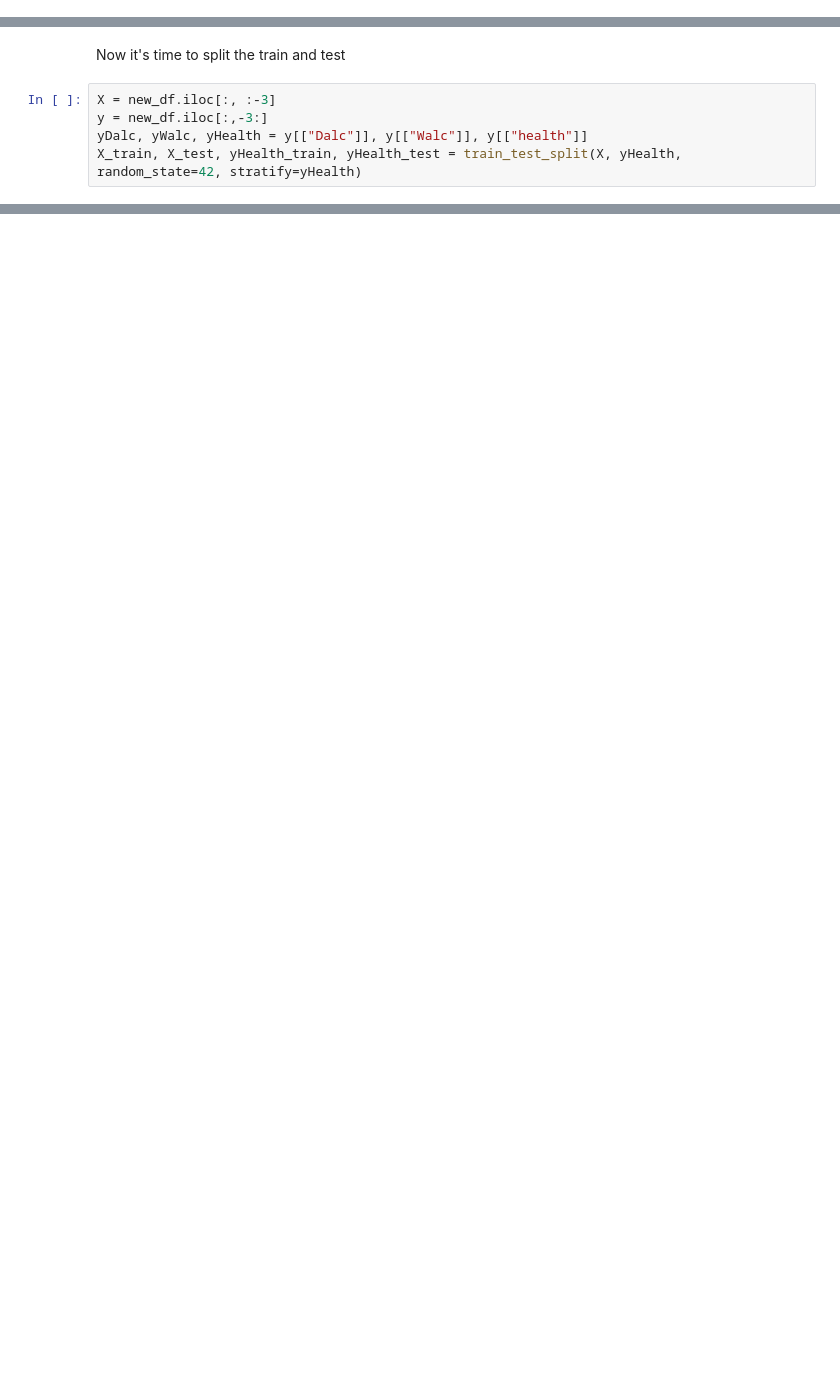
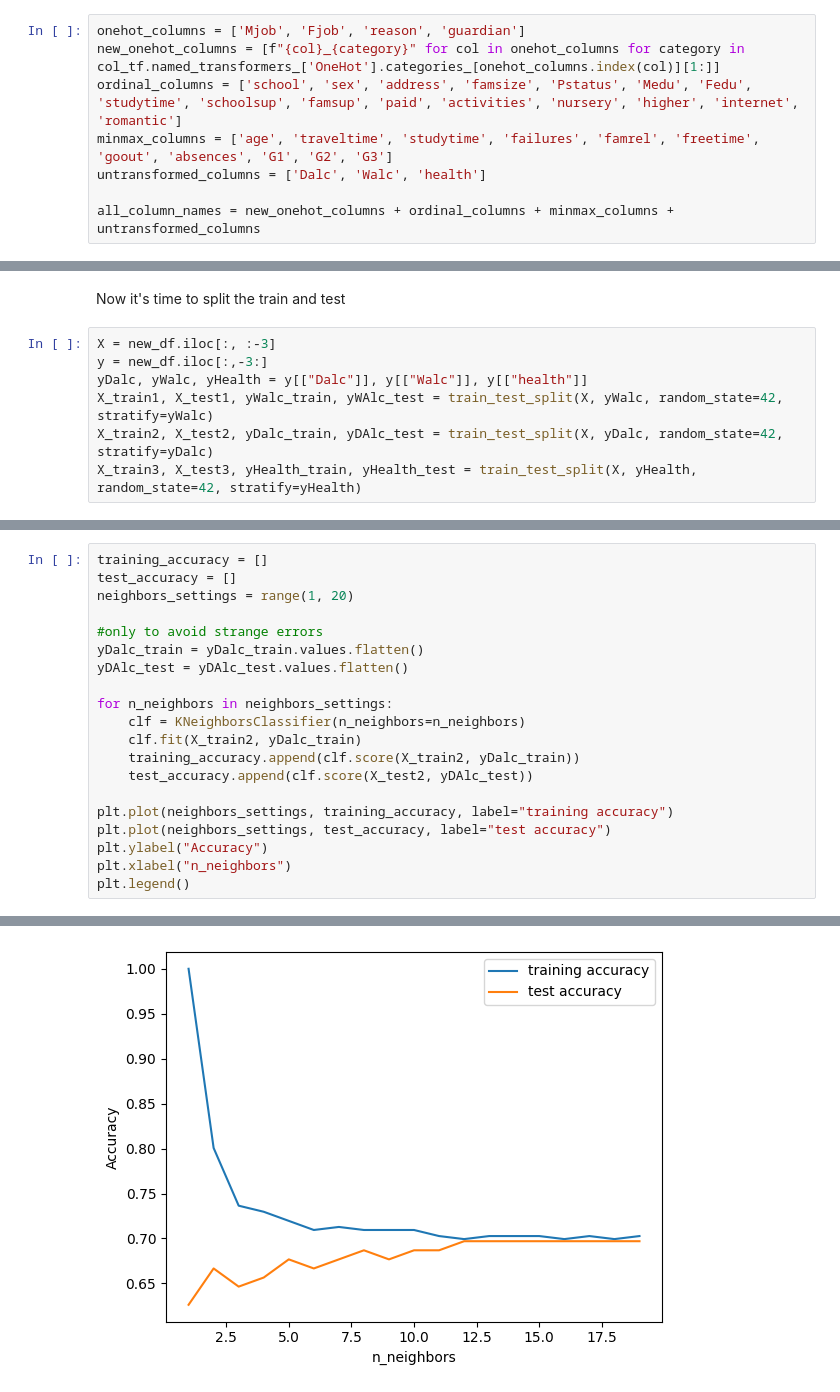
Before and after one commit to Antonello03/MachineLearning, a Jupyter notebook: Alcohol/model.ipynb, the cells around one changed output, grey strips where cells are left out. Cells and saved outputs as stored; diff of their text form; blank space fills up the shorter version.

Commit message:
heatmap and knn classifier --> 0.7 accuracy

```diff
--- a/Alcohol/model.ipynb
+++ b/Alcohol/model.ipynb
@@ -25,6 +30,14 @@ df.head()
 5 rows × 33 columns
 # %% [markdown]
 Feature Engineering
+# %%
+onehot_columns = ['Mjob', 'Fjob', 'reason', 'guardian']
+new_onehot_columns = [f"{col}_{category}" for col in onehot_columns for category in col_tf.named_transformers_['OneHot'].categories_[onehot_columns.index(col)][1:]]
+ordinal_columns = ['school', 'sex', 'address', 'famsize', 'Pstatus', 'Medu', 'Fedu', 'studytime', 'schoolsup', 'famsup', 'paid', 'activities', 'nursery', 'higher', 'internet', 'romantic']
+minmax_columns = ['age', 'traveltime', 'studytime', 'failures', 'famrel', 'freetime', 'goout', 'absences', 'G1', 'G2', 'G3']
+untransformed_columns = ['Dalc', 'Walc', 'health']
+
+all_column_names = new_onehot_columns + ordinal_columns + minmax_columns + untransformed_columns
 # %%
 col_tf = ColumnTransformer(
     transformers=[
@@ -57,4 +83,6 @@ Now it's time to split the train and test
 X = new_df.iloc[:, :-3]
 y = new_df.iloc[:,-3:]
 yDalc, yWalc, yHealth = y[["Dalc"]], y[["Walc"]], y[["health"]]
-X_train, X_test, yHealth_train, yHealth_test = train_test_split(X, yHealth, random_state=42, stratify=yHealth)
+X_train1, X_test1, yWalc_train, yWAlc_test = train_test_split(X, yWalc, random_state=42, stratify=yWalc)
+X_train2, X_test2, yDalc_train, yDAlc_test = train_test_split(X, yDalc, random_state=42, stratify=yDalc)
+X_train3, X_test3, yHealth_train, yHealth_test = train_test_split(X, yHealth, random_state=42, stratify=yHealth)
@@ -60,0 +91,21 @@ X_train, X_test, yHealth_train, yHealth_test = train_test_split(X, yHealth, rand
+# %%
+training_accuracy = []
+test_accuracy = []
+neighbors_settings = range(1, 20)
+
+#only to avoid strange errors
+yDalc_train = yDalc_train.values.flatten()
+yDAlc_test = yDAlc_test.values.flatten()
+
+for n_neighbors in neighbors_settings:
+    clf = KNeighborsClassifier(n_neighbors=n_neighbors)
+    clf.fit(X_train2, yDalc_train)
+    training_accuracy.append(clf.score(X_train2, yDalc_train))
+    test_accuracy.append(clf.score(X_test2, yDAlc_test))
+
+plt.plot(neighbors_settings, training_accuracy, label="training accuracy")
+plt.plot(neighbors_settings, test_accuracy, label="test accuracy")
+plt.ylabel("Accuracy")
+plt.xlabel("n_neighbors")
+plt.legend()
+# %% [output]
@@ -60,0 +113 @@ X_train, X_test, yHealth_train, yHealth_test = train_test_split(X, yHealth, rand
+[figure, added]
```
Also changed, not shown: parts of 6 cells of this notebook, 1 other file.
